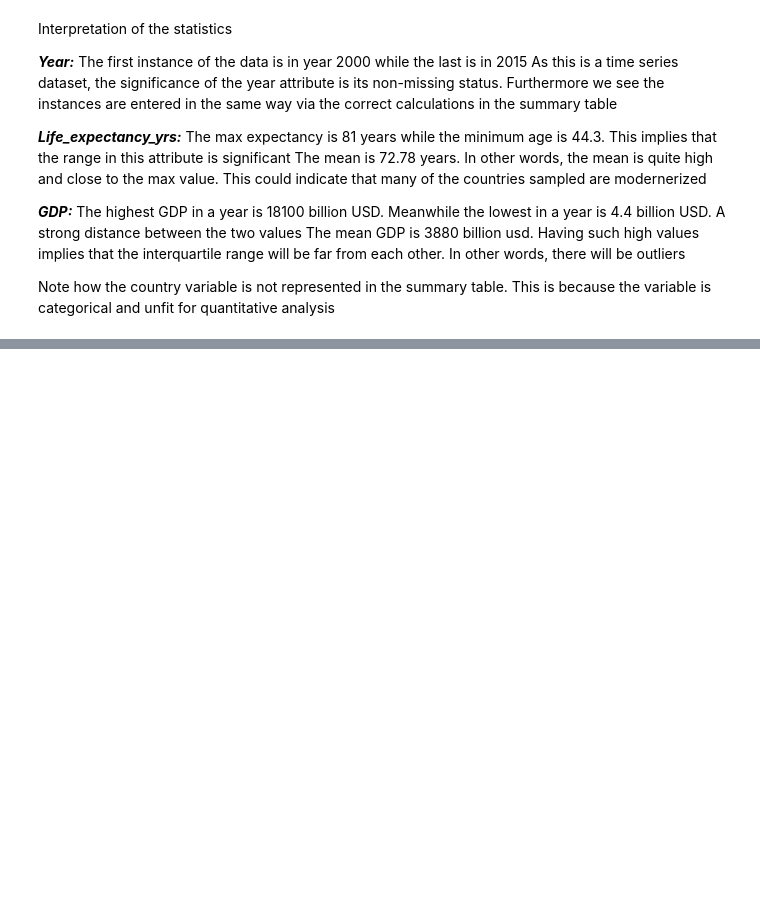
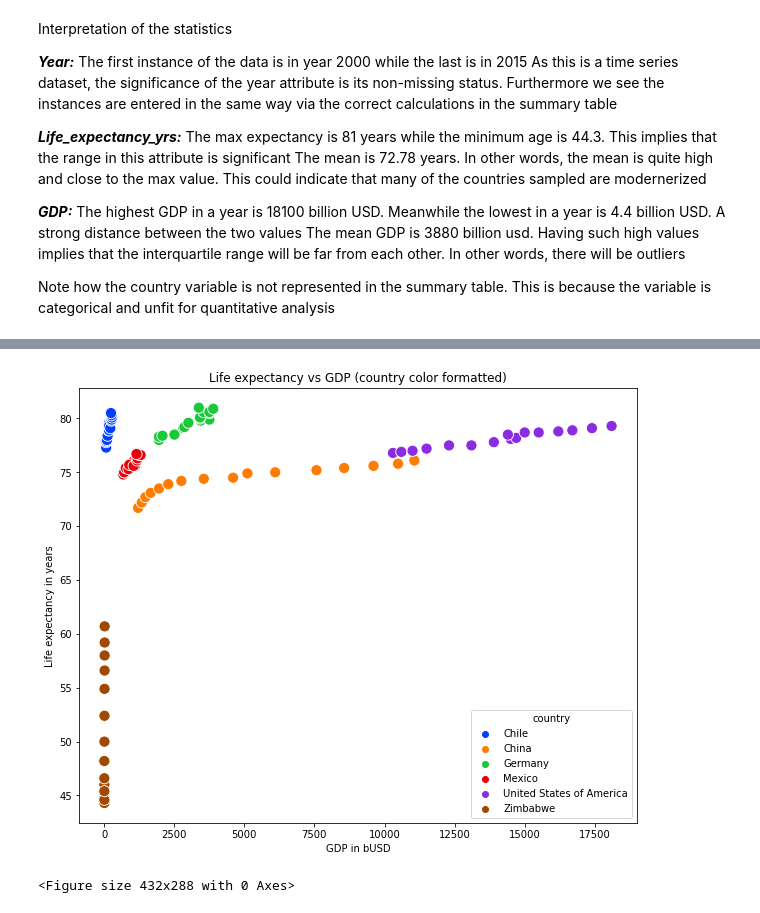
Before and after one commit to albertbanke/LifeExpectancyandGDP, a Jupyter notebook: life_expectancy_gdp.ipynb, the cells around one changed output, grey strips where cells are left out. Saved outputs shown, nothing was run; the diff lists cells and outputs as text; code cells hidden in the pictures; blank space fills up the shorter version.

```diff
--- a/life_expectancy_gdp.ipynb
+++ b/life_expectancy_gdp.ipynb
@@ -189,0 +220,16 @@ plt.show()
+# %%
+# (F) Multivariate data analysis
+
+# Plotting a scatterplot to show the association between GDP and life expectancy and the respective countries
+plt.figure(figsize = [10, 8])
+ax4 = sns.scatterplot(data = df, x = 'gdp_usdb', y = 'life_expectancy_yrs', hue = 'country', palette= 'bright', s = 125)
+
+plt.title('Life expectancy vs GDP (country color formatted)')
+plt.xlabel('GDP in bUSD')
+plt.ylabel('Life expectancy in years')
+
+plt.show()
+plt.clf()
+# %% [output]
+[figure, added]
+<Figure size 432x288 with 0 Axes>
```
Also changed, not shown: parts of 2 cells of this notebook.
